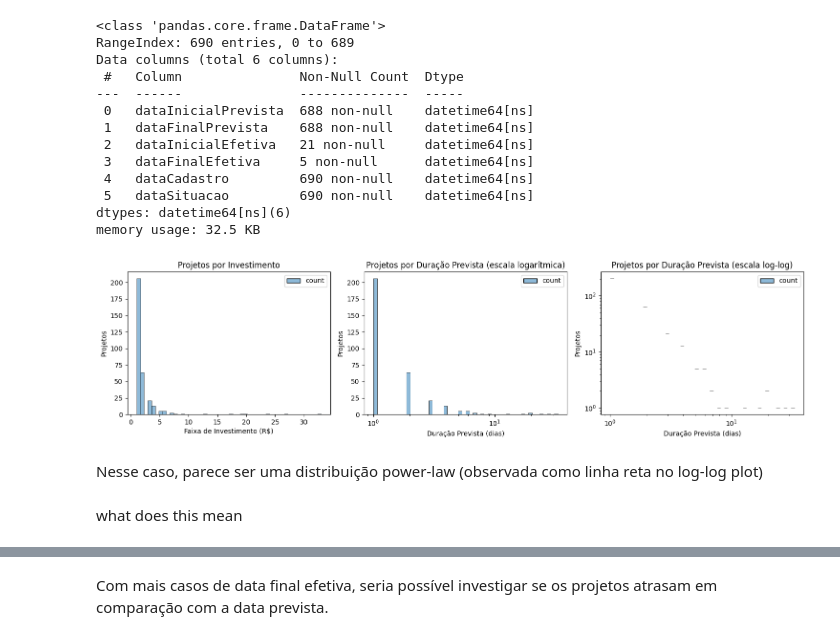
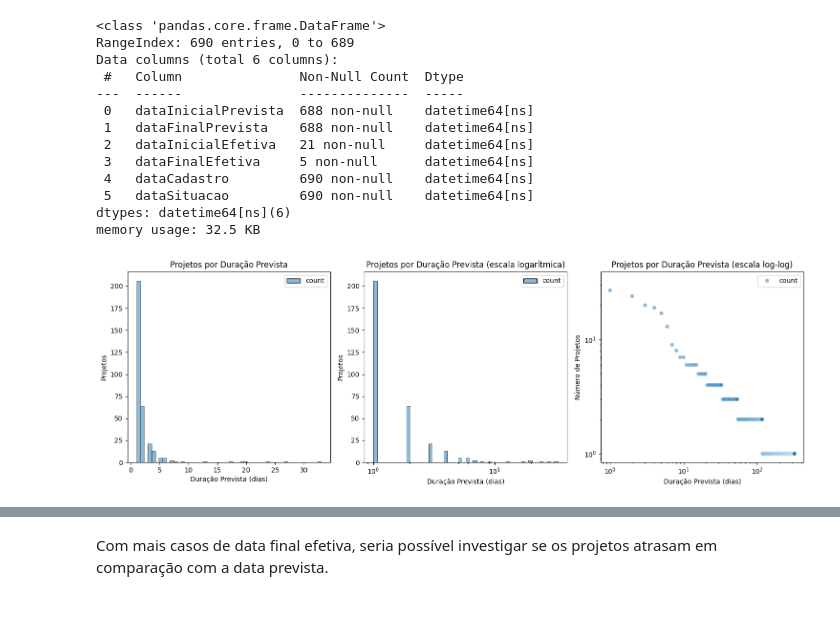
Before and after one commit to noah-art3mis/takehome-lablivre-analysis, a Jupyter notebook: relatorio_lablivre.ipynb, the cells around one changed output, grey strips where cells are left out. Saved outputs shown, nothing was run; the diff lists cells and outputs as text; code cells hidden in the pictures; blank space fills up the shorter version.

Commit message:
add date plots

```diff
--- a/relatorio_lablivre.ipynb
+++ b/relatorio_lablivre.ipynb
@@ -556,3 +561,6 @@ isInvestimentoSimbolico
 False    571
 True     119
 Name: count, dtype: int64
+# %%
+# duracaoPrevista
+df["duracaoPrevista"] = df["dataFinalPrevista"] - df["dataInicialPrevista"]
@@ -1013,46 +1038,41 @@ dtypes: datetime64[ns](6)
 memory usage: 32.5 KB
 # %%
 # Plot normal scale
-plt.figure(figsize=(15, 4))
+plt.figure(figsize=(15, 5))
 plt.subplot(1, 3, 1)
 sns.histplot(
     data=df["duracaoPrevista"].value_counts().reset_index(),
     bins=50,
     color=palette[0],
 )
-plt.xlabel("Faixa de Investimento (R$)")
+plt.xlabel("Duração Prevista (dias)")
 plt.ylabel("Projetos")
-plt.title("Projetos por Investimento")
+plt.title("Projetos por Duração Prevista")
 
 # Plot log scale
 plt.subplot(1, 3, 2)
 sns.histplot(
     data=df["duracaoPrevista"].value_counts().reset_index(),
     bins=50,
     color=palette[0],
     log_scale=True,
 )
 plt.xlabel("Duração Prevista (dias)")
 plt.ylabel("Projetos")
 plt.title("Projetos por Duração Prevista (escala logarítmica)")
 
 # Plot log-log scale
 plt.subplot(1, 3, 3)
-sns.histplot(
-    data=df["duracaoPrevista"].value_counts().reset_index(),
-    bins=50,
-    color=palette[0],
-    log_scale=(True, True),
+sns.scatterplot(
+    data=df["duracaoPrevista"].value_counts().reset_index(), alpha=0.5, color=palette[0]
 )
+plt.yscale("log")
+plt.xscale("log")
 plt.xlabel("Duração Prevista (dias)")
-plt.ylabel("Projetos")
+plt.ylabel("Número de Projetos")
 plt.title("Projetos por Duração Prevista (escala log-log)")
 
 plt.tight_layout()
 plt.show()
 # %% [output]
-[figure, old version]
+[figure, new version]
-# %% [markdown]
-Nesse caso, parece ser uma distribuição power-law (observada como linha reta no log-log plot)
-# %% [markdown]
-what does this mean
```
Also changed, not shown: parts of 26 cells of this notebook.
